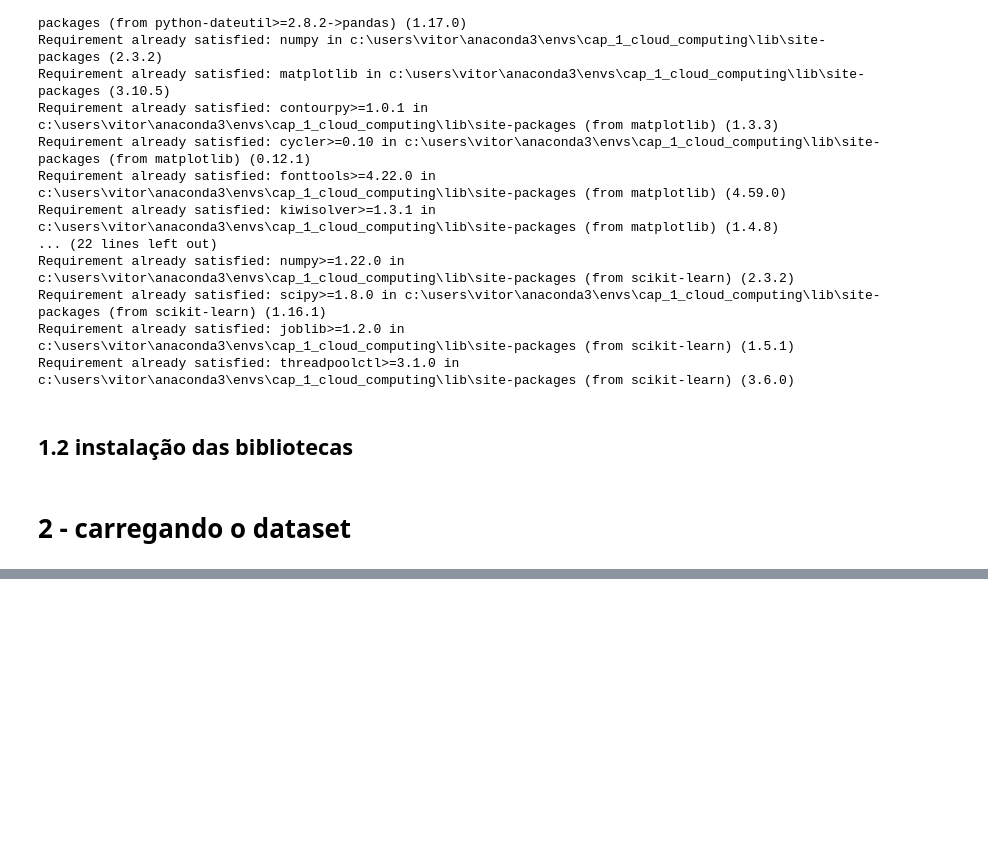
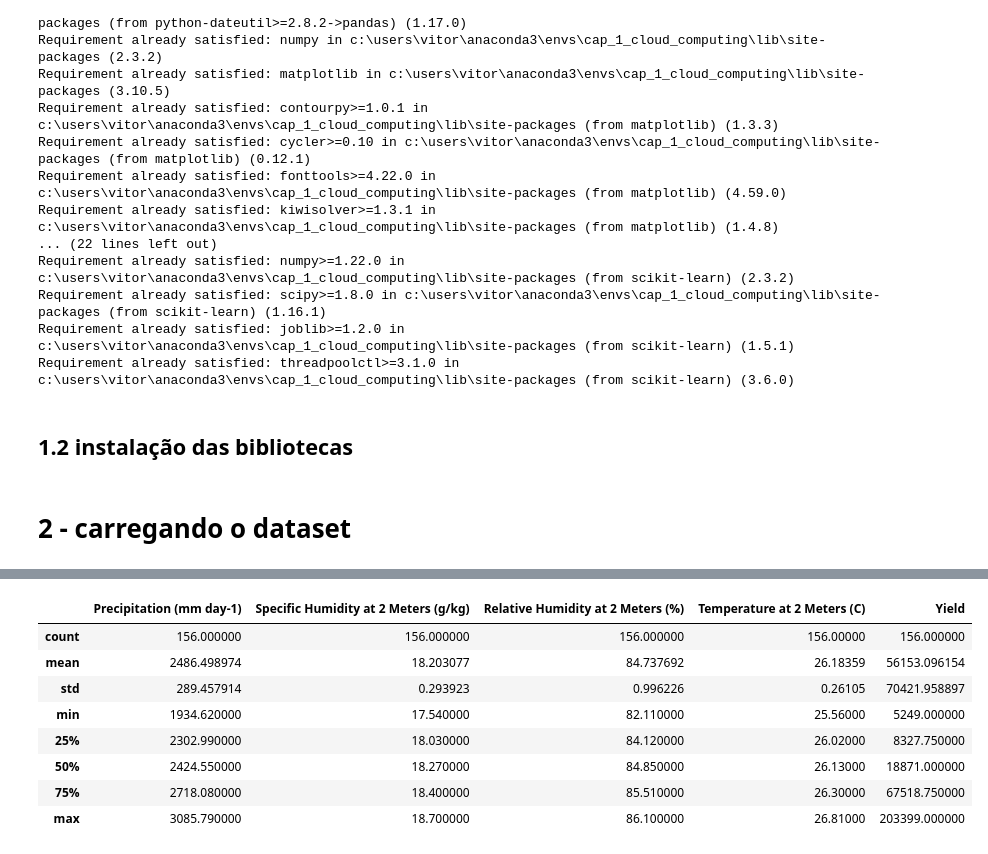
Before and after one commit to Startup-FarmTech-Solutions/Cap-1---FarmTech-na-era-da-cloud-computing, a Jupyter notebook: notebooks/jupyter notebook VitorEiji_rm562099_pbl_fase4.ipynb.ipynb, the cells around one changed output, grey strips where cells are left out. Cells and saved outputs as stored; diff of their text form; code cells hidden in the pictures; blank space fills up the shorter version.

```diff
--- a/notebooks/jupyter notebook VitorEiji_rm562099_pbl_fase4.ipynb.ipynb
+++ b/notebooks/jupyter notebook VitorEiji_rm562099_pbl_fase4.ipynb.ipynb
@@ -65,0 +90,13 @@ FileNotFoundError: [Errno 2] No such file or directory: 'dados/crop_yield.csv'
+# %%
+# Estatísticas descritivas
+df.describe()
+# %% [output]
+|  | Precipitation (mm day-1) | Specific Humidity at 2 Meters (g/kg) | Relative Humidity at 2 Meters (%) | Temperature at 2 Meters (C) | Yield |
+| count | 156.000000 | 156.000000 | 156.000000 | 156.00000 | 156.000000 |
+| mean | 2486.498974 | 18.203077 | 84.737692 | 26.18359 | 56153.096154 |
+| std | 289.457914 | 0.293923 | 0.996226 | 0.26105 | 70421.958897 |
+| min | 1934.620000 | 17.540000 | 82.110000 | 25.56000 | 5249.000000 |
+| 25% | 2302.990000 | 18.030000 | 84.120000 | 26.02000 | 8327.750000 |
+| 50% | 2424.550000 | 18.270000 | 84.850000 | 26.13000 | 18871.000000 |
+| 75% | 2718.080000 | 18.400000 | 85.510000 | 26.30000 | 67518.750000 |
+| max | 3085.790000 | 18.700000 | 86.100000 | 26.81000 | 203399.000000 |
```
Also changed, not shown: parts of 7 cells of this notebook.
